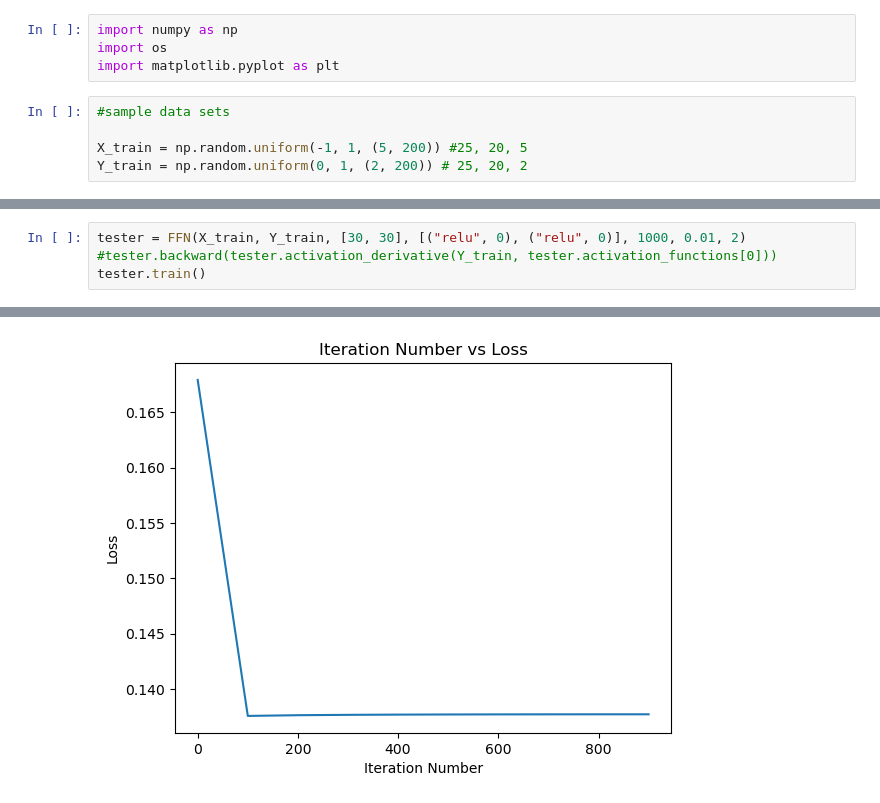
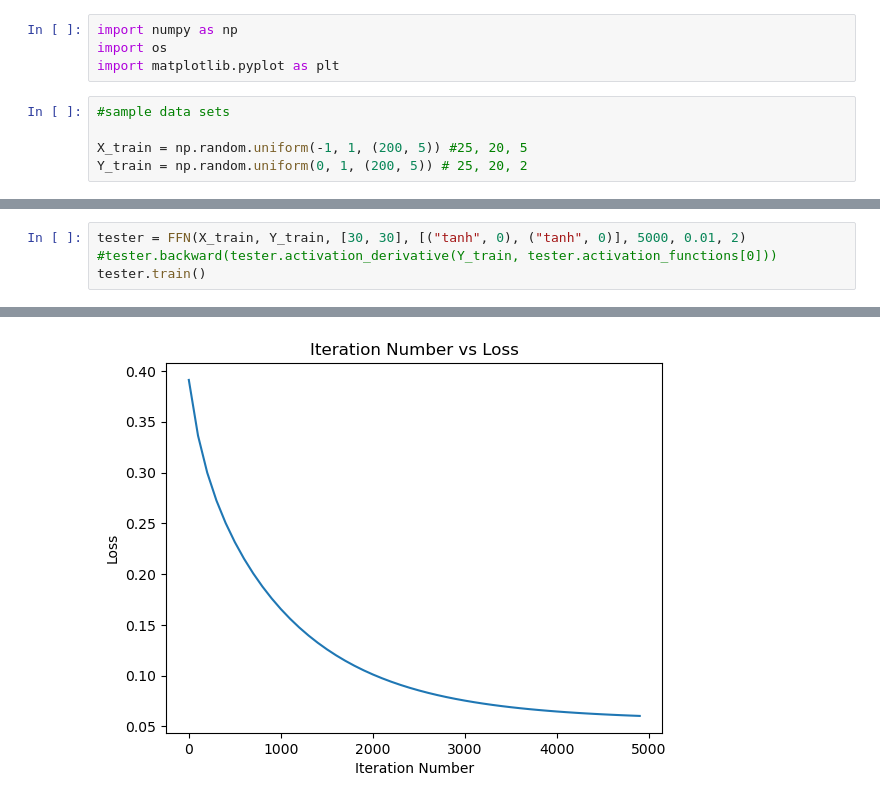
Before and after one commit to Alex-Drysdale/Jupyter_Notebook_work, a Jupyter notebook: Machine Learning/FFN_class.ipynb, the cells around one changed output, grey strips where cells are left out. Saved outputs shown, nothing was run; the diff lists cells and outputs as text.

```diff
--- a/Machine Learning/FFN_class.ipynb
+++ b/Machine Learning/FFN_class.ipynb
@@ -5,7 +5,7 @@ import matplotlib.pyplot as plt
 # %%
 #sample data sets
 
-X_train = np.random.uniform(-1, 1, (5, 200)) #25, 20, 5
-Y_train = np.random.uniform(0, 1, (2, 200)) # 25, 20, 2
+X_train = np.random.uniform(-1, 1, (200, 5)) #25, 20, 5
+Y_train = np.random.uniform(0, 1, (200, 5)) # 25, 20, 2
 # %%
 # create the class FFN:
@@ -158,7 +158,7 @@ class FFN:
         self.weights_dictionary["last_weight"] -= self.learning_rate * self.weights_dictionary["dweights last_weight"]
         self.weights_dictionary["last_bias"] -= self.learning_rate * self.weights_dictionary["dbiases last_bias"]
 # %%
-tester = FFN(X_train, Y_train, [30, 30], [("relu", 0), ("relu", 0)], 1000, 0.01, 2)
+tester = FFN(X_train, Y_train, [30, 30], [("tanh", 0), ("tanh", 0)], 5000, 0.01, 2)
 #tester.backward(tester.activation_derivative(Y_train, tester.activation_functions[0]))
 tester.train()
 # %% [output]
@@ -175 +182 @@ Epoch 900, Loss: 0.1377179945693783
-[figure, old version]
+[figure, new version]
```
Also changed, not shown: parts of 2 cells of this notebook, 3 other files.
